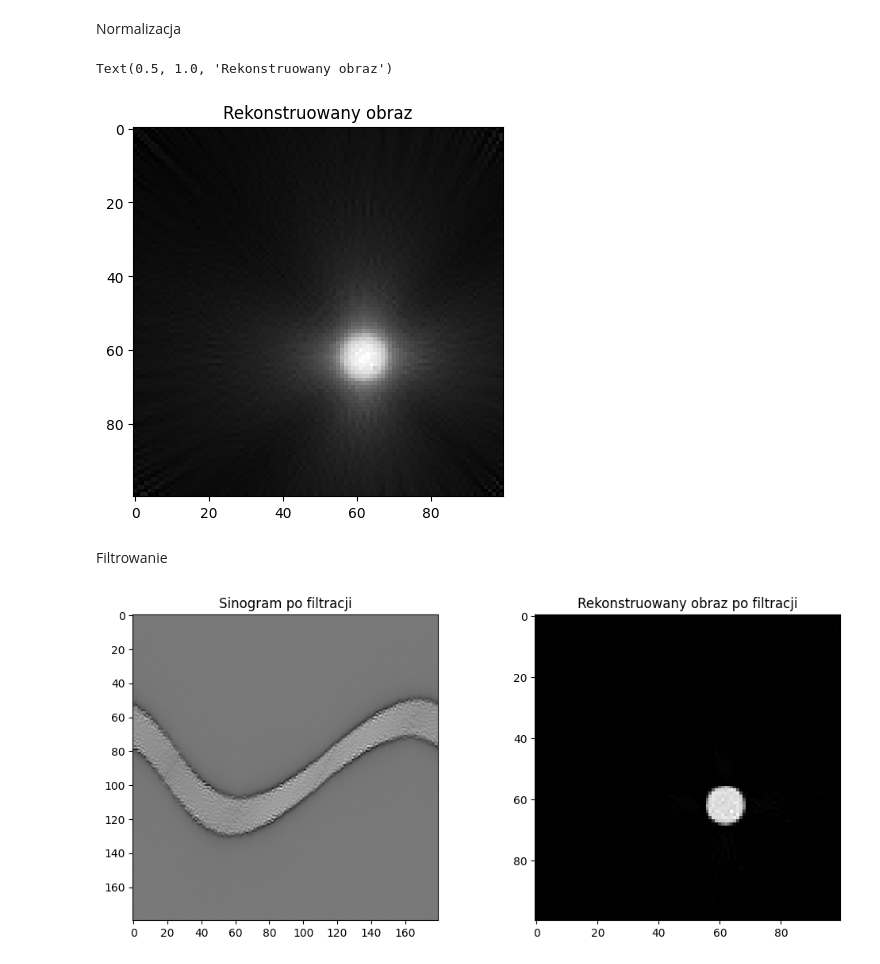
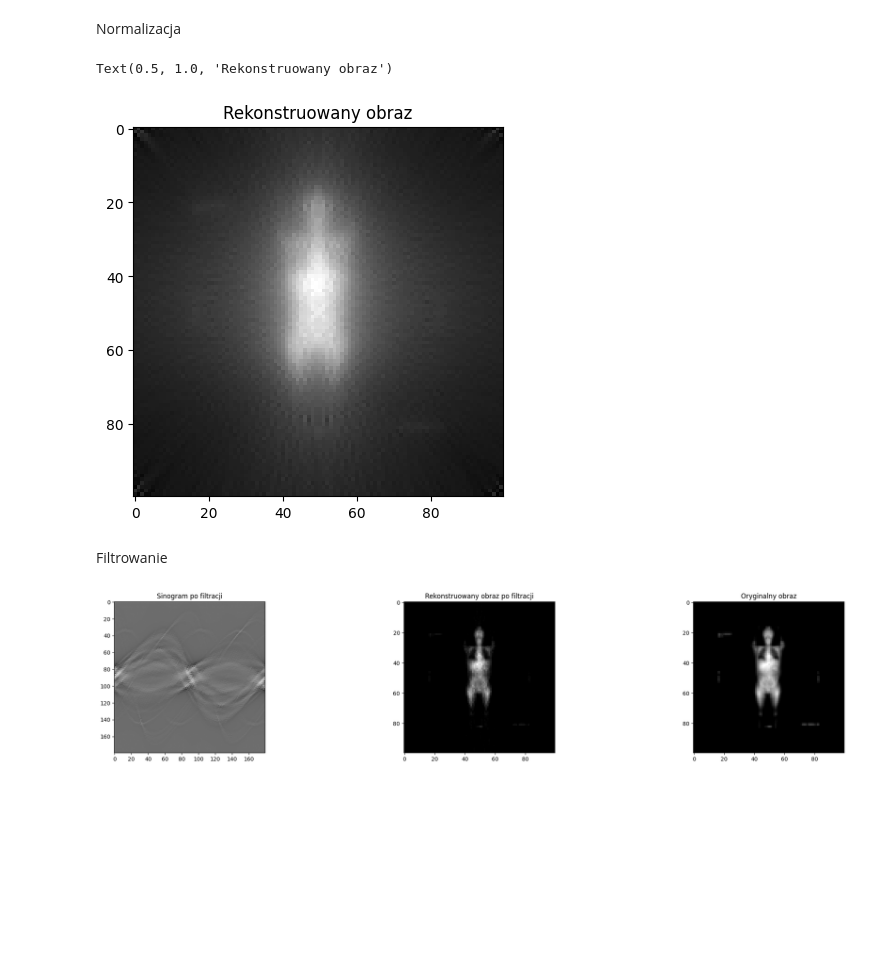
Before and after one commit to KrzysztofZaporowski/Informatyka-w-medycynie, a Jupyter notebook: tomograf/main.ipynb, the cells around one changed output. Saved outputs shown, nothing was run; the diff lists cells and outputs as text; code cells hidden in the pictures; blank space fills up the shorter version.

```diff
--- a/tomograf/main.ipynb
+++ b/tomograf/main.ipynb
@@ -55,7 +56,7 @@ Chyba działa
 # %%
 
 
-image = iio.imread('./tomograf-obrazy/Kropka.jpg', mode='L')
+image = iio.imread('./tomograf-obrazy//CT_ScoutView-large.jpg', mode='L')
 image = resize(image, (100, 100))
 wymiar_y, wymiar_x = image.shape
 
@@ -135,7 +136,7 @@ plt.imshow(rekonstruowany_obraz, cmap='gray')
 plt.title("Rekonstruowany obraz")
 # %% [output]
 Text(0.5, 1.0, 'Rekonstruowany obraz')
-[figure, old version]
+[figure, new version]
 # %% [markdown]
 Filtrowanie
 # %%
@@ -146,32 +147,34 @@ for skan in range(liczba_skanow):
     aktualny_kat = skan * delta_alfa
 
     emiter, detektory = utils.wyznacz_pozycje_czujnikow(aktualny_kat, liczba_detektorow, rozpietosc, promien, srodek_x, srodek_y)
 
     for i, detektor in enumerate(detektory):
         x0, y0 = int(emiter[0]), int(emiter[1])
         x1, y1 = int(detektor[0]), int(detektor[1])
 
         linia_pikseli = utils.bresenham(x0, y0, x1, y1)
 
         for piksel in linia_pikseli:
             x, y = piksel
             if 0 <= x < wymiar_x and 0 <= y < wymiar_y:
                 rekonstruowany_obraz_filtrowany[x, y] += sinogram_rekonstruowany[i, skan]
 
 # Normalizacja
 rekonstruowany_obraz_filtrowany[rekonstruowany_obraz_filtrowany < 0] = 0
 
 max_val_filtrowany = np.max(rekonstruowany_obraz_filtrowany)
 if max_val_filtrowany > 0:
     rekonstruowany_obraz_filtrowany = rekonstruowany_obraz_filtrowany / max_val_filtrowany
 
 rekonstruowany_obraz_filtrowany = rekonstruowany_obraz_filtrowany ** 1.5
 
-fig, (ax1, ax2) = plt.subplots(1, 2, figsize=(12, 5))
+fig, (ax1, ax2, ax3) = plt.subplots(1, 3, figsize=(27, 5))
 ax1.imshow(sinogram_rekonstruowany, cmap='gray')
 ax1.set_title("Sinogram po filtracji")
 ax2.imshow(rekonstruowany_obraz_filtrowany, cmap='gray')
 ax2.set_title("Rekonstruowany obraz po filtracji")
+ax3.imshow(image, cmap='gray')
+ax3.set_title("Oryginalny obraz")
 plt.show()
 # %% [output]
-[figure, old version]
+[figure, new version]
```
Also changed, not shown: parts of 4 cells of this notebook, 2 other files.
